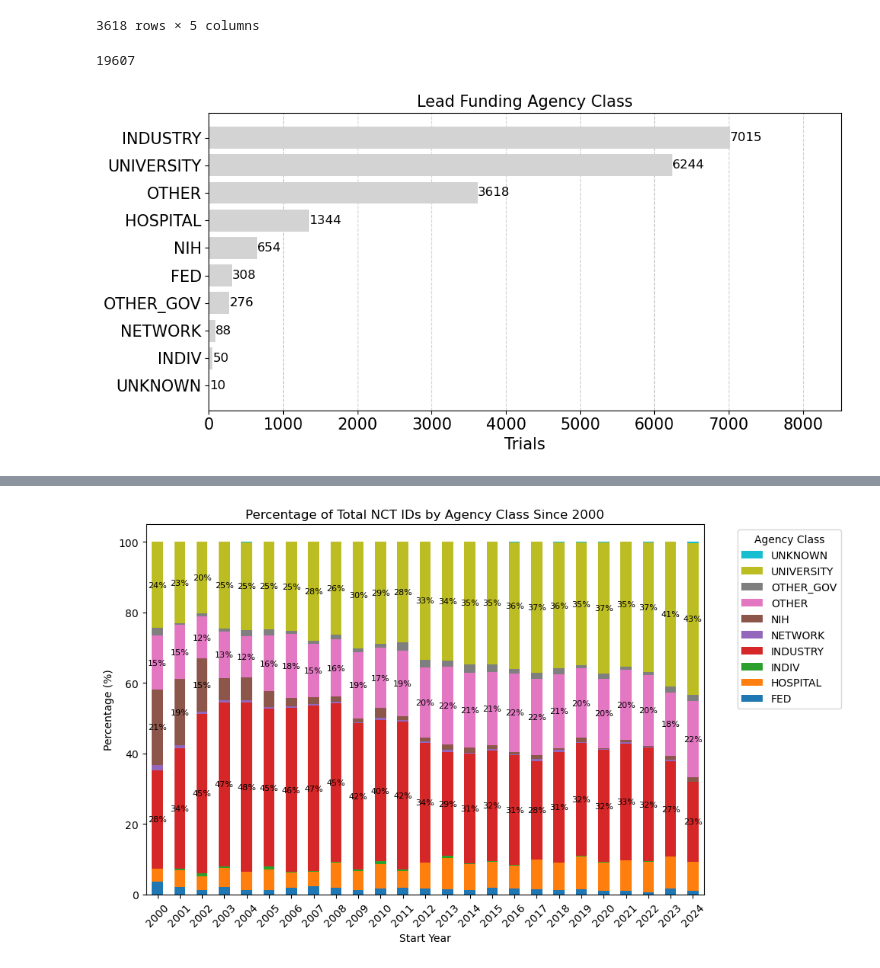
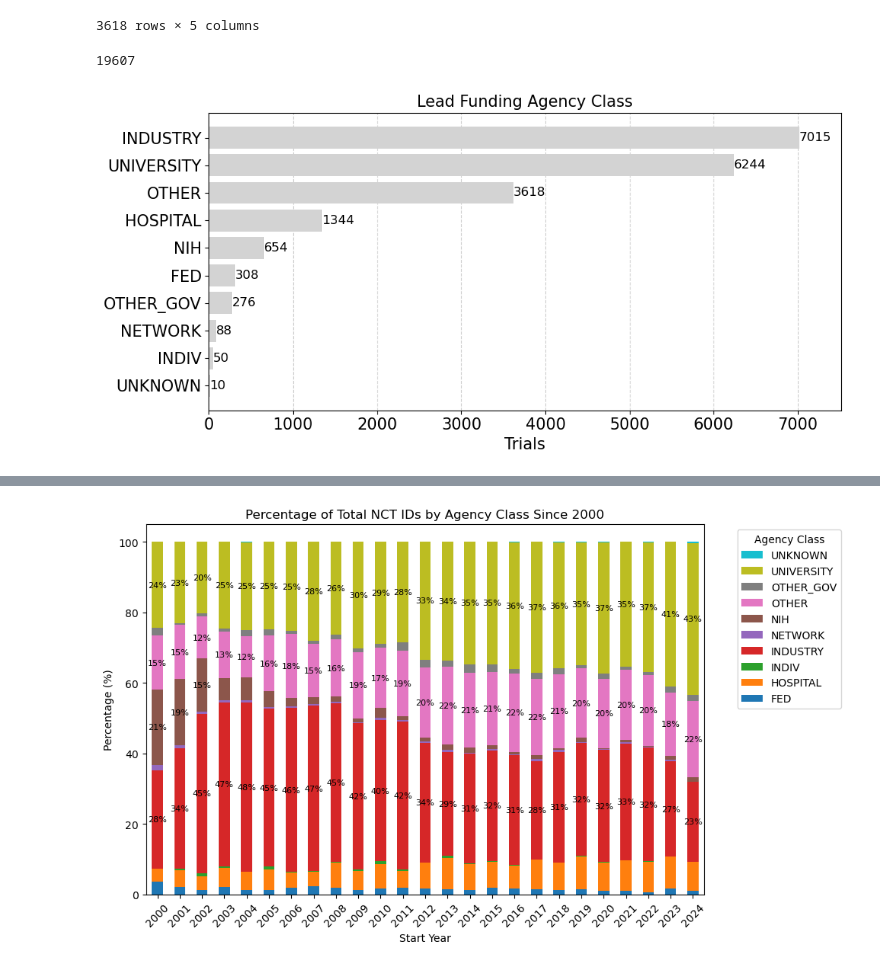
Before and after one commit to Ineichen-Group/NeuroTrialAnalysis, a Jupyter notebook: 02-AACT-trials-metadata.ipynb, the cells around one changed output, grey strips where cells are left out. Drawn from its saved outputs; the diff is of its cells as text; code cells hidden in the pictures.

```diff
--- a/02-AACT-trials-metadata.ipynb
+++ b/02-AACT-trials-metadata.ipynb
@@ -286,7 +337,7 @@ completed_bars = plt.bar(completed_count.index, completed_count, color='darkgrey
 # Add labels to each bar
 for bar in total_bars:
     height = bar.get_height()
-    plt.text(bar.get_x() + bar.get_width()/3, height, f'{height}', fontsize=12)
+    plt.text(bar.get_x() + bar.get_width()/3, height + 50, f'{height}', fontsize=12)
 
 plt.tick_params(axis='y', labelsize=15)
 plt.tick_params(axis='x', labelsize=12, rotation=45)  # Rotate x-axis labels for better readability
@@ -398,7 +542,7 @@ Index(['nct_id', 'start_date', 'completion_date', 'phase', 'overall_status',
        'start_year', 'completion_year'],
       dtype='object')
 # %%
-trial_design = df[['nct_id','allocation', 'masking', 'number_of_primary_outcomes_to_measure', 'number_of_secondary_outcomes_to_measure', 'number_of_other_outcomes_to_measure','number_of_facilities', 'country']]
+trial_design = df[['nct_id','allocation', 'masking', 'number_of_primary_outcomes_to_measure', 'number_of_secondary_outcomes_to_measure', 'number_of_other_outcomes_to_measure','number_of_facilities', 'country', 'country_name']]
 # %%
 trial_design.fillna('not reported', inplace=True)
 trial_design
@@ -518,30 +665,32 @@ bars_0 = axs[0].barh(allocation_counts.index, allocation_counts, color='lightgre
 for bar in bars_0:
     width = bar.get_width()
     axs[0].text(width, bar.get_y() + bar.get_height() / 2, f'{width}', va='center', fontsize=12)
-axs[0].tick_params(axis='y', labelsize=15)
-axs[0].tick_params(axis='x', labelsize=15)
+axs[0].tick_params(axis='y', labelsize=14)
+axs[0].tick_params(axis='x', labelsize=14)
 axs[0].grid(axis='x', linestyle='--', alpha=0.6, zorder=1)
-axs[0].set_xlabel('Unique Trials', fontsize=15)
-axs[0].set_title('Allocation', fontsize=15)
+axs[0].set_xlabel('Count of Unique Trials', fontsize=14)
+axs[0].set_title('Allocation', fontsize=14)
 axs[0].set_xlim(0, max(allocation_counts)+1500) # Adjusted to max count for relevancy
+axs[0].text(-0.03, 1.02, 'A', transform=axs[0].transAxes, fontsize=16, fontweight='bold', va='top', ha='right')
 
 # Plot for Masking
 bars_1 = axs[1].barh(masking_counts.index, masking_counts, color='lightgrey', zorder=2)
 for bar in bars_1:
     width = bar.get_width()
     axs[1].text(width, bar.get_y() + bar.get_height() / 2, f'{width}', va='center', fontsize=12)
-axs[1].tick_params(axis='y', labelsize=15)
-axs[1].tick_params(axis='x', labelsize=15)
+axs[1].tick_params(axis='y', labelsize=14)
+axs[1].tick_params(axis='x', labelsize=14)
 axs[1].grid(axis='x', linestyle='--', alpha=0.6, zorder=1)
-axs[1].set_xlabel('Unique Trials', fontsize=15)
-axs[1].set_title('Masking', fontsize=15)
+axs[1].set_xlabel('Count of Unique Trials', fontsize=14)
+axs[1].set_title('Masking', fontsize=14)
 axs[1].set_xlim(0, max(masking_counts)+1000) # Adjusted to max count for relevancy
+axs[1].text(-0.03, 1.02, 'B', transform=axs[1].transAxes, fontsize=16, fontweight='bold', va='top', ha='right')
 
 # Adjust layout
 plt.tight_layout()
 
 # Save the plot to a local folder
-plt.savefig(f'viz/trial_characteristics/design/allocation_and_masking_frequency.png')
+plt.savefig(f'viz/trial_characteristics/design/allocation_and_masking_frequency.pdf')
 
 # Display the plots
 plt.show()
@@ -861,34 +1281,34 @@ df_funding[df_funding['agency_class']=='OTHER'].to_csv("funding_other.csv")
 # %%
 # Counting the number of nct_ids per phase type
 funding_counts = df_funding['agency_class'].value_counts()
 funding_counts = funding_counts.sort_values(ascending=True)
 print(sum(funding_counts))
 
 # Create a horizontal bar chart for the top 10 data types
 plt.figure(figsize=(10, 5))
 bars = plt.barh(funding_counts.index, funding_counts, color='lightgrey',zorder=2)
 
 # Add labels to each bar
 for bar in bars:
     width = bar.get_width()
     plt.text(width, bar.get_y() + bar.get_height() / 2, f'{width}', va='center', fontsize=12)
 
 plt.tick_params(axis='y', labelsize=15)
 plt.tick_params(axis='x', labelsize=15)
 plt.grid(axis='x', linestyle='--', alpha=0.6, zorder=1)
 plt.xlabel('Trials', fontsize=15)
 plt.title('Lead Funding Agency Class', fontsize=15)
-plt.xlim(0, max(funding_counts)+1500) # Adjusted to max count for relevancy
+plt.xlim(0, max(funding_counts)+500) # Adjusted to max count for relevancy
 plt.tight_layout()
 
 # Save the plot to a local folder
-plt.savefig(f'viz/trial_characteristics/general/lead_funding_agency_{len(unique_pairs_phase)}.pdf')
+plt.savefig(f'viz/trial_characteristics/general/lead_funding_agency_{len(df_funding)}.pdf')
 
 # Display the chart
 plt.show()
 # %% [output]
 19607
-[figure, old version]
+[figure, new version]
 # %%
 df_filtered = df_funding[(df_funding['start_year'] >= 2000) & (df_funding['start_year'] <= 2024)]
 df_filtered['start_year'] = df_filtered['start_year'].astype(int)
```
Also changed, not shown: parts of 38 cells of this notebook, 4 other files.
